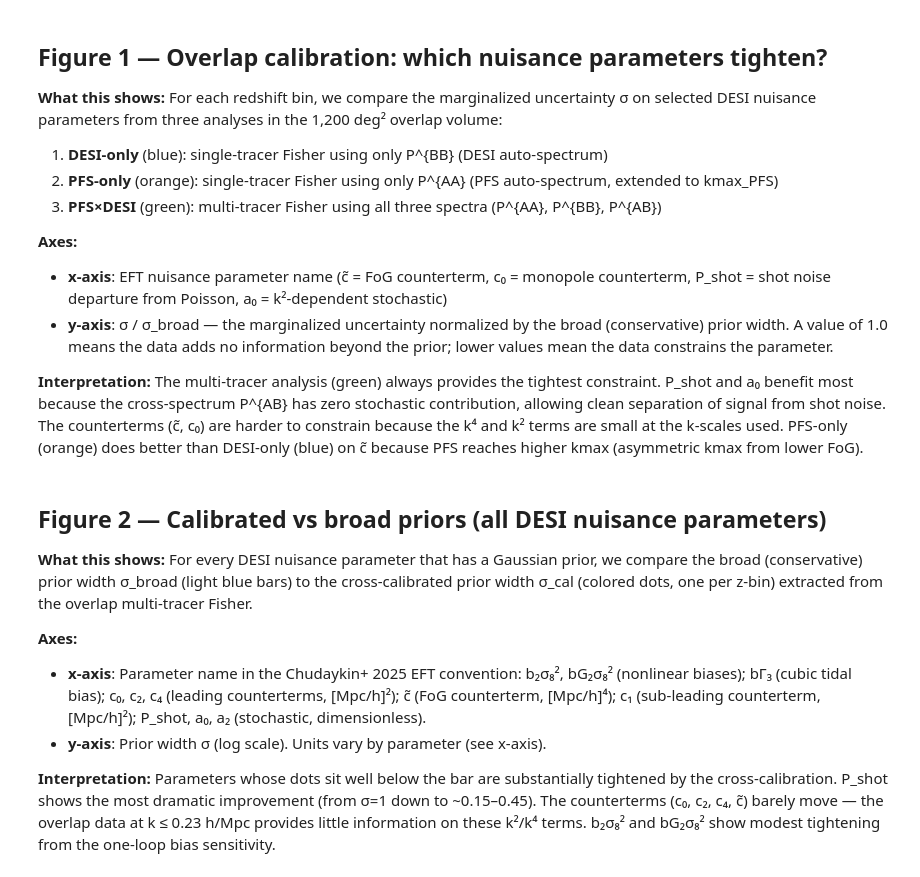
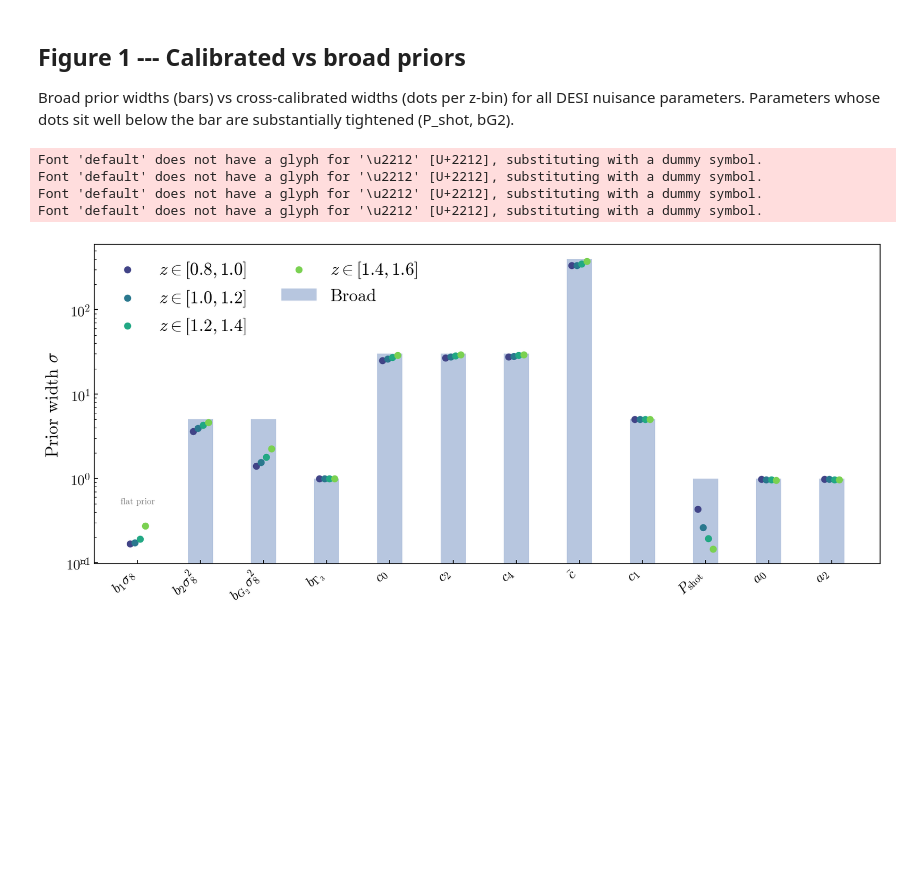
Before and after one commit to MinhMPA/PFSxDESI-multi-fish, a Jupyter notebook: notebooks/figures.ipynb, the cells around one changed output. Saved outputs shown, nothing was run; the diff lists cells and outputs as text; code cells hidden in the pictures; blank space fills up the shorter version.

Commit message:
Update figures and .gitignore

```diff
--- a/notebooks/figures.ipynb
+++ b/notebooks/figures.ipynb
@@ -75,19 +71,0 @@ from pfsfog.scenarios import compute_calibration_efficiency
-# %% [markdown]
-## Figure 1 — Overlap calibration: which nuisance parameters tighten?
-
-**What this shows:** For each redshift bin, we compare the marginalized
-uncertainty σ on selected DESI nuisance parameters from three analyses
-in the 1,200 deg² overlap volume:
-1. **DESI-only** (blue): single-tracer Fisher using only P^{BB} (DESI auto-spectrum)
-2. **PFS-only** (orange): single-tracer Fisher using only P^{AA} (PFS auto-spectrum, extended to kmax_PFS)
-3. **PFS×DESI** (green): multi-tracer Fisher using all three spectra (P^{AA}, P^{BB}, P^{AB})
-
-**Axes:**
-- **x-axis**: EFT nuisance parameter name (c̃ = FoG counterterm, c₀ = monopole counterterm, P_shot = shot noise departure from Poisson, a₀ = k²-dependent stochastic)
-- **y-axis**: σ / σ_broad — the marginalized uncertainty normalized by the broad (conservative) prior width. A value of 1.0 means the data adds no information beyond the prior; lower values mean the data constrains the parameter.
-
-**Interpretation:** The multi-tracer analysis (green) always provides the tightest constraint.
-P_shot and a₀ benefit most because the cross-spectrum P^{AB} has zero stochastic contribution,
-allowing clean separation of signal from shot noise. The counterterms (c̃, c₀) are harder to
-constrain because the k⁴ and k² terms are small at the k-scales used. PFS-only (orange) does
-better than DESI-only (blue) on c̃ because PFS reaches higher kmax (asymmetric kmax from lower FoG).
@@ -132,55 +72,57 @@ plt.show()
 # %% [markdown]
-## Figure 2 — Calibrated vs broad priors (all DESI nuisance parameters)
+## Figure 1 --- Calibrated vs broad priors
 
-**What this shows:** For every DESI nuisance parameter that has a Gaussian prior,
-we compare the broad (conservative) prior width σ_broad (light blue bars) to the
-cross-calibrated prior width σ_cal (colored dots, one per z-bin) extracted from
-the overlap multi-tracer Fisher.
-
-**Axes:**
-- **x-axis**: Parameter name in the Chudaykin+ 2025 EFT convention:
-  b₂σ₈², bG₂σ₈² (nonlinear biases); bΓ₃ (cubic tidal bias);
-  c₀, c₂, c₄ (leading counterterms, [Mpc/h]²); c̃ (FoG counterterm, [Mpc/h]⁴);
-  c₁ (sub-leading counterterm, [Mpc/h]²); P_shot, a₀, a₂ (stochastic, dimensionless).
-- **y-axis**: Prior width σ (log scale). Units vary by parameter (see x-axis).
-
-**Interpretation:** Parameters whose dots sit well below the bar are substantially
-tightened by the cross-calibration. P_shot shows the most dramatic improvement
-(from σ=1 down to ~0.15–0.45). The counterterms (c₀, c₂, c₄, c̃) barely move —
-the overlap data at k ≤ 0.23 h/Mpc provides little information on these k²/k⁴ terms.
-b₂σ₈² and bG₂σ₈² show modest tightening from the one-loop bias sensitivity.
+Broad prior widths (bars) vs cross-calibrated widths (dots per z-bin)
+for all DESI nuisance parameters. Parameters whose dots sit well below
+the bar are substantially tightened (P_shot, bG2).
 # %%
-# ===== Figure 2: Calibrated vs broad priors =====
 bp_dict = broad_priors().sigma_dict()
-params_with_prior = [n for n in NUISANCE_NAMES if bp_dict[n] is not None]
-
+params_to_show = list(NUISANCE_NAMES)
 plabels = {
+    "b1_sigma8": r"$b_1\sigma_8$",
     "b2_sigma8sq": r"$b_2\sigma_8^2$", "bG2_sigma8sq": r"$b_{G_2}\sigma_8^2$",
     "bGamma3": r"$b_{\Gamma_3}$", "c0": r"$c_0$", "c2": r"$c_2$", "c4": r"$c_4$",
     "c_tilde": r"$\tilde{c}$", "c1": r"$c_1$",
     "Pshot": r"$P_{\rm shot}$", "a0": r"$a_0$", "a2": r"$a_2$",
 }
 
-fig, ax = plt.subplots(figsize=(10, 5))
-x = np.arange(len(params_with_prior))
-broad_vals = [bp_dict[p] for p in params_with_prior]
-ax.bar(x, broad_vals, 0.4, label="Broad", color="#4C72B0", alpha=0.4)
+fig, ax = plt.subplots(figsize=(11, 5))
+x = np.arange(len(params_to_show))
 
+# Broad priors as bars (skip b1_sigma8 which has flat prior)
+for i, p in enumerate(params_to_show):
+    bv = bp_dict[p]
+    if bv is not None:
+        ax.bar(i, bv, 0.4, color="#4C72B0", alpha=0.4,
+               label="Broad" if i == 1 else None)
+
+# Calibrated priors per z-bin
 colors = plt.cm.viridis(np.linspace(0.2, 0.8, len(sorted_zbins)))
 for iz, zb in enumerate(sorted_zbins):
     cal = overlap[zb].calibrated_priors
-    cal_vals = [cal.params[p] for p in params_with_prior]
+    cal_vals = [cal.params.get(p, np.nan) for p in params_to_show]
     offset = (iz - len(sorted_zbins) / 2 + 0.5) * 0.08
     ax.scatter(x + offset, cal_vals, color=colors[iz], s=30, zorder=5,
                label=f"$z \\in [{zb[0]:.1f},{zb[1]:.1f}]$")
 
 ax.set_xticks(x)
-ax.set_xticklabels([plabels.get(p, p) for p in params_with_prior],
+ax.set_xticklabels([plabels.get(p, p) for p in params_to_show],
                     rotation=45, ha="right")
 ax.set_ylabel(r"Prior width $\sigma$")
 ax.set_yscale("log")
-ax.legend(frameon=False, fontsize=10, ncol=2)
-ax.set_title("Calibrated vs broad priors (DESI-ELG nuisance)")
+ax.legend(frameon=False, fontsize=16, ncol=2)
+
+# Annotate b1_sigma8 as flat prior
+b1_idx = params_to_show.index("b1_sigma8")
+ax.annotate("flat prior", xy=(b1_idx, 0.5), fontsize=8, ha="center",
+            color="gray", style="normal")
+
 fig.tight_layout()
 plt.show()
+# %% [output]
+Font 'default' does not have a glyph for '\u2212' [U+2212], substituting with a dummy symbol.
+Font 'default' does not have a glyph for '\u2212' [U+2212], substituting with a dummy symbol.
+Font 'default' does not have a glyph for '\u2212' [U+2212], substituting with a dummy symbol.
+Font 'default' does not have a glyph for '\u2212' [U+2212], substituting with a dummy symbol.
+[figure, added]
 # %% [markdown]
```
Also changed, not shown: parts of 13 cells of this notebook, 6 other files.
